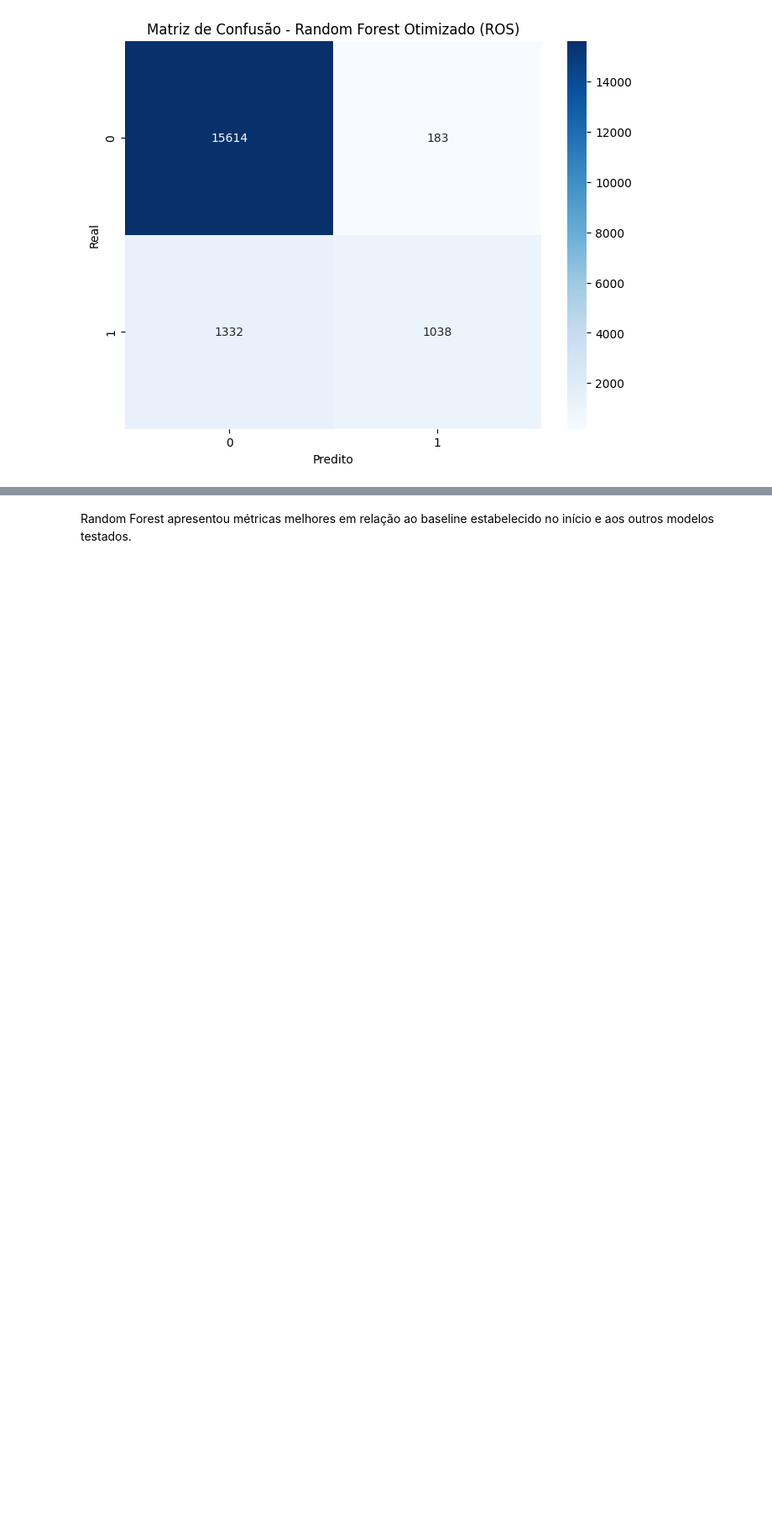
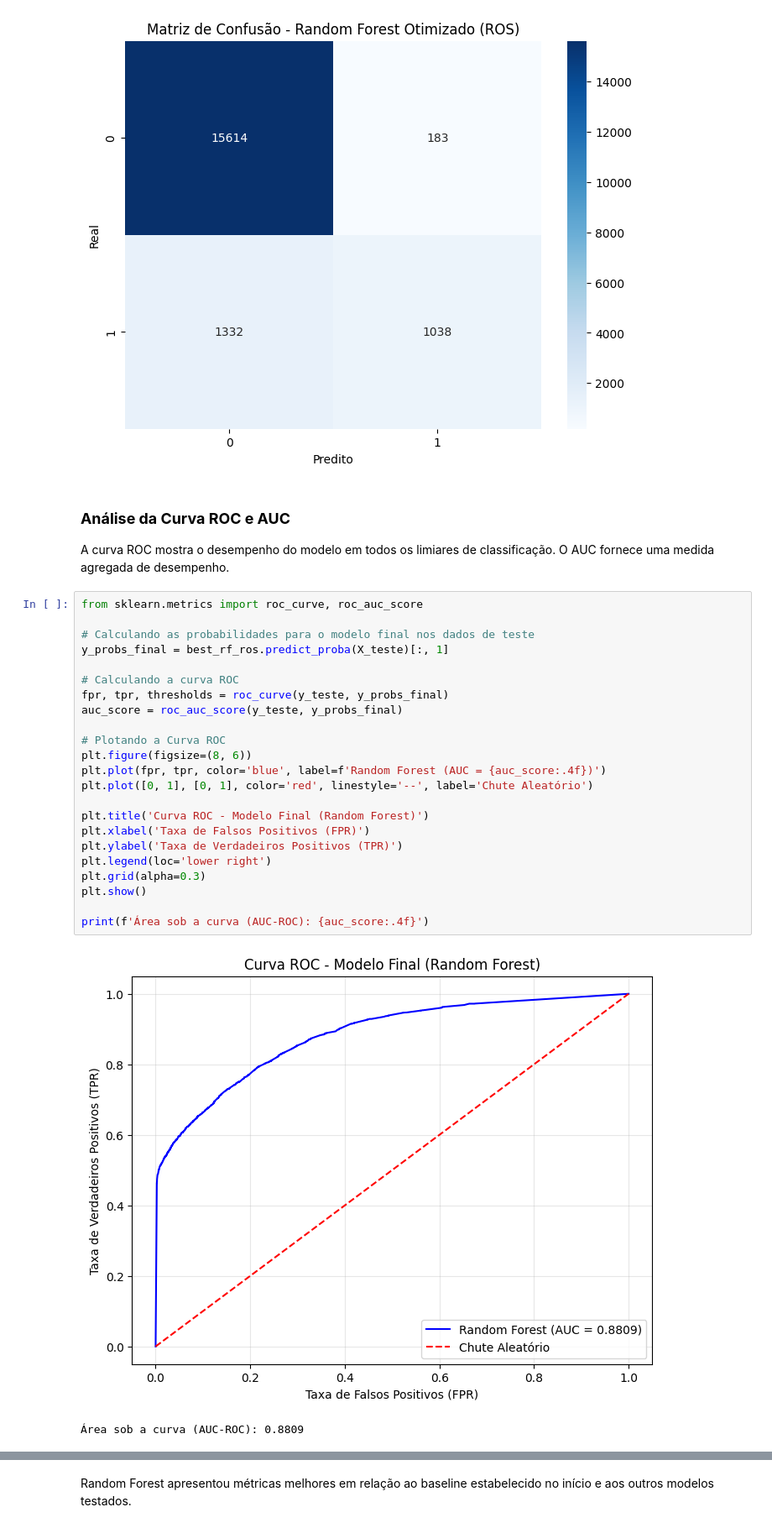
Before and after one commit to AleixoCodes/Machine-Learning-com-dados-do-Spotify, a Jupyter notebook: Analise_dos_dados_com_ML.ipynb, the cells around one changed output, grey strips where cells are left out. Shown at 84% size. Drawn from its saved outputs; the diff is of its cells as text; blank space fills up the shorter version.

Commit message:
Finalizando Treinamento final do modelo e salvando.

```diff
--- a/Analise_dos_dados_com_ML.ipynb
+++ b/Analise_dos_dados_com_ML.ipynb
@@ -642,3 +642,32 @@ plt.ylabel('Real')
 plt.show()
 # %% [output]
 [figure]
+# %% [markdown]
+### **Análise da Curva ROC e AUC**
+A curva ROC mostra o desempenho do modelo em todos os limiares de classificação. O AUC fornece uma medida agregada de desempenho.
+# %%
+from sklearn.metrics import roc_curve, roc_auc_score
+
+# Calculando as probabilidades para o modelo final nos dados de teste
+y_probs_final = best_rf_ros.predict_proba(X_teste)[:, 1]
+
+# Calculando a curva ROC
+fpr, tpr, thresholds = roc_curve(y_teste, y_probs_final)
+auc_score = roc_auc_score(y_teste, y_probs_final)
+
+# Plotando a Curva ROC
+plt.figure(figsize=(8, 6))
+plt.plot(fpr, tpr, color='blue', label=f'Random Forest (AUC = {auc_score:.4f})')
+plt.plot([0, 1], [0, 1], color='red', linestyle='--', label='Chute Aleatório')
+
+plt.title('Curva ROC - Modelo Final (Random Forest)')
+plt.xlabel('Taxa de Falsos Positivos (FPR)')
+plt.ylabel('Taxa de Verdadeiros Positivos (TPR)')
+plt.legend(loc='lower right')
+plt.grid(alpha=0.3)
+plt.show()
+
+print(f'Área sob a curva (AUC-ROC): {auc_score:.4f}')
+# %% [output]
+[figure, added]
+Área sob a curva (AUC-ROC): 0.8809
```
Also changed, not shown: parts of 14 cells of this notebook.
